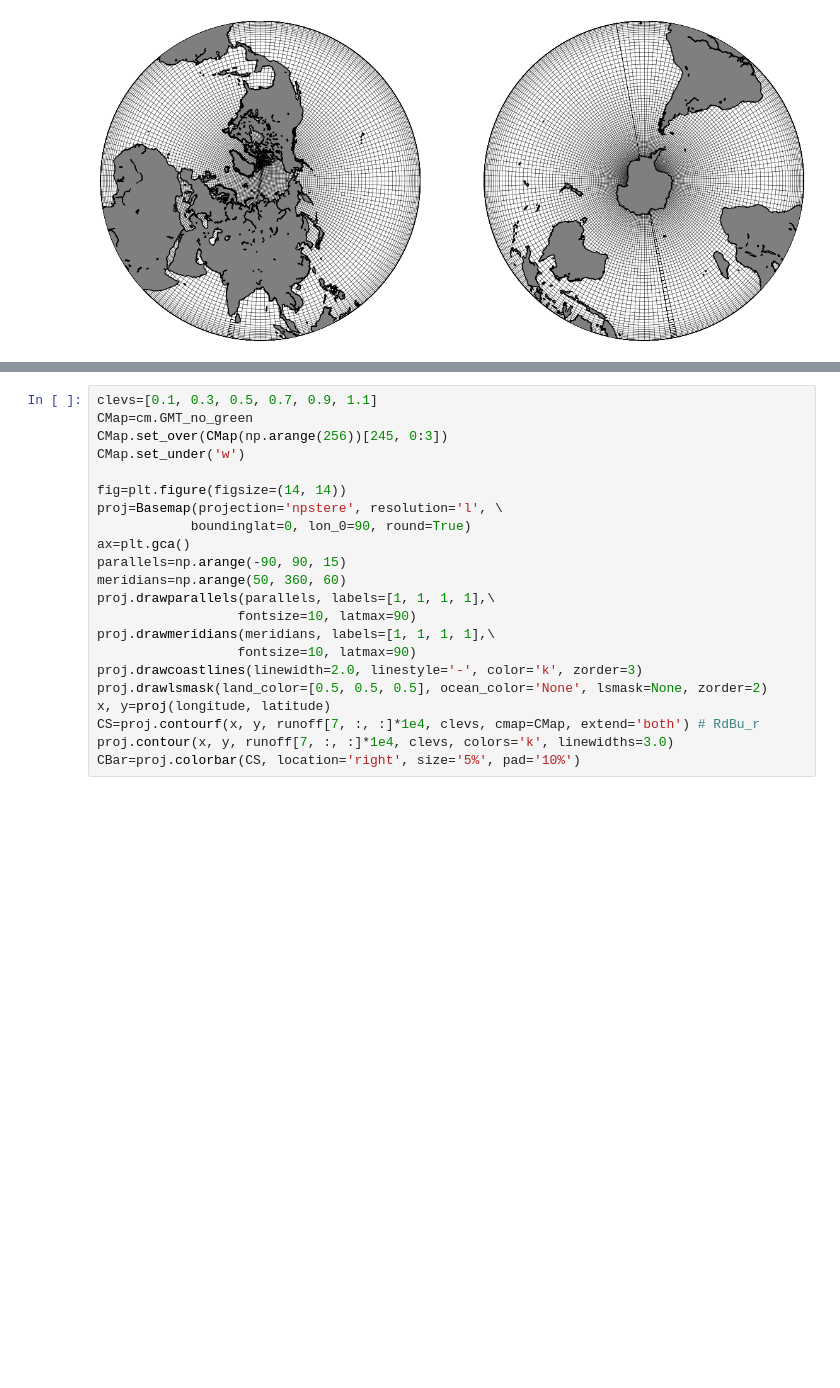
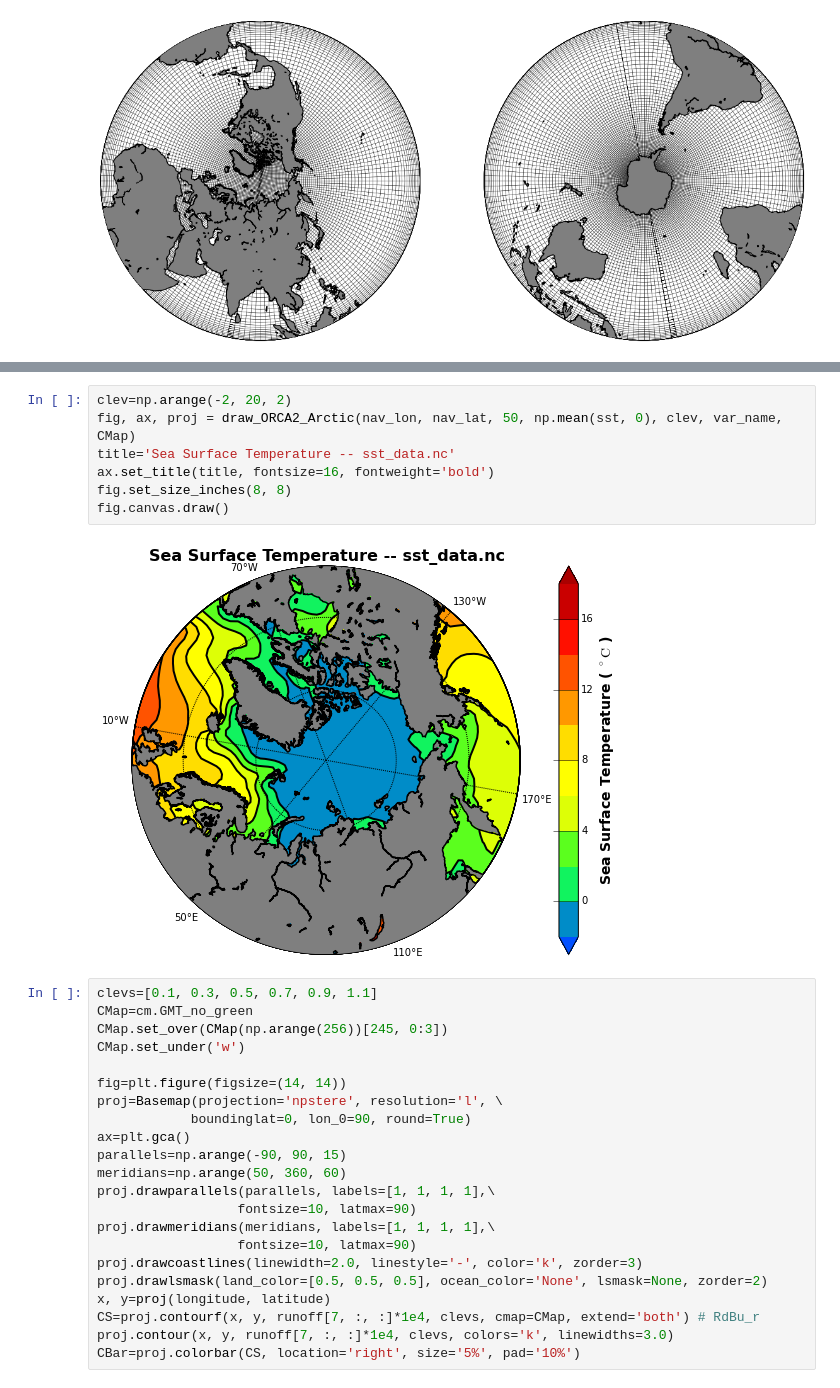
Before and after one commit to UBC-MOAD/ccar-modeling-nemo-tools, a Jupyter notebook: 05_ORCA2_Input.ipynb, the cells around one changed output, grey strips where cells are left out. Cells and saved outputs as stored; diff of their text form; blank space fills up the shorter version.

```diff
--- a/05_ORCA2_Input.ipynb
+++ b/05_ORCA2_Input.ipynb
@@ -142,3 +186,12 @@ fig, axis = draw_NEMO_grid(nav_lon, nav_lat, 'k', 0.5)
+# %%
+clev=np.arange(-2, 20, 2)
+fig, ax, proj = draw_ORCA2_Arctic(nav_lon, nav_lat, 50, np.mean(sst, 0), clev, var_name, CMap)
+title='Sea Surface Temperature -- sst_data.nc'
+ax.set_title(title, fontsize=16, fontweight='bold')
+fig.set_size_inches(8, 8)
+fig.canvas.draw()
+# %% [output]
+[figure, added]
 # %%
 clevs=[0.1, 0.3, 0.5, 0.7, 0.9, 1.1]
 CMap=cm.GMT_no_green
```
Also changed, not shown: parts of 14 cells of this notebook.
